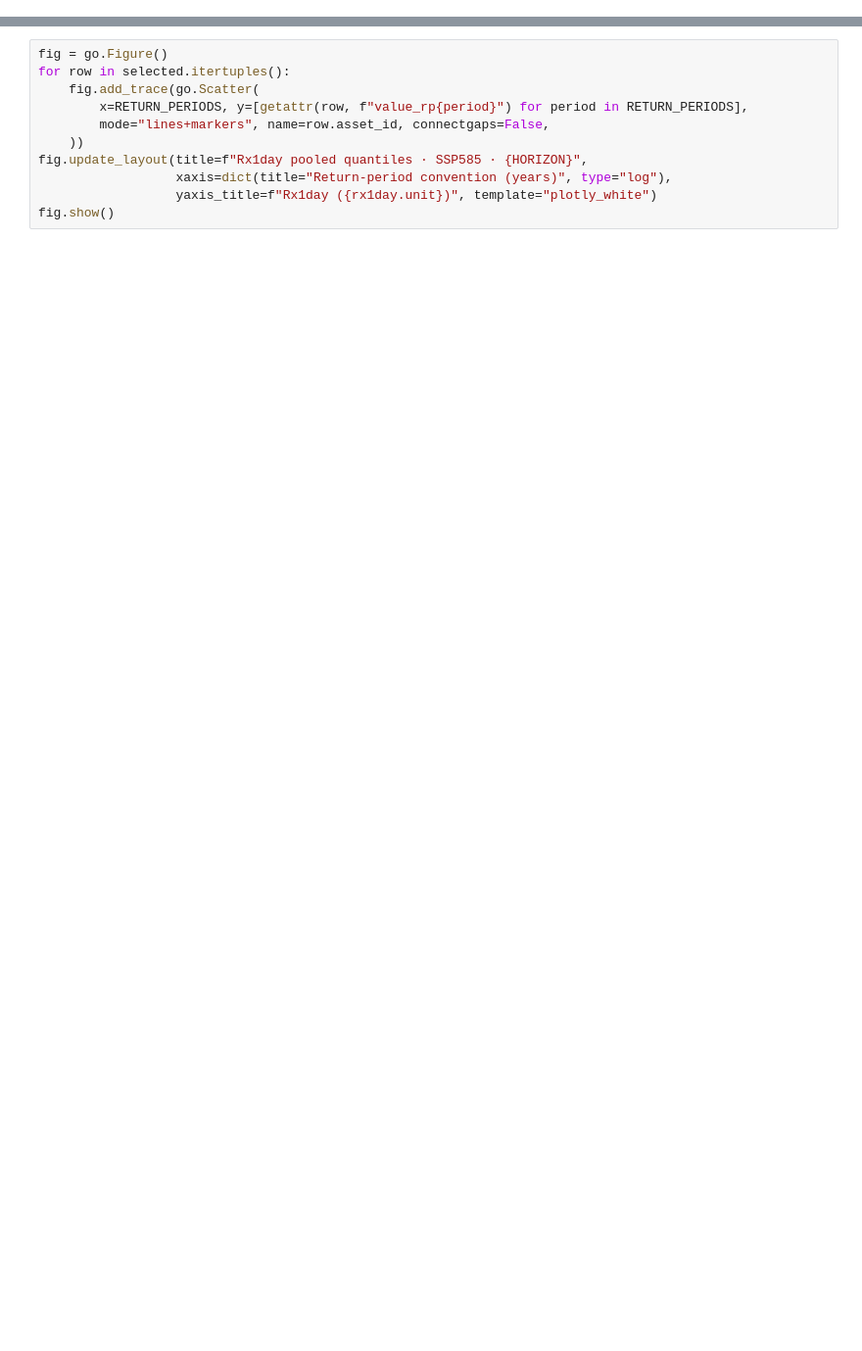
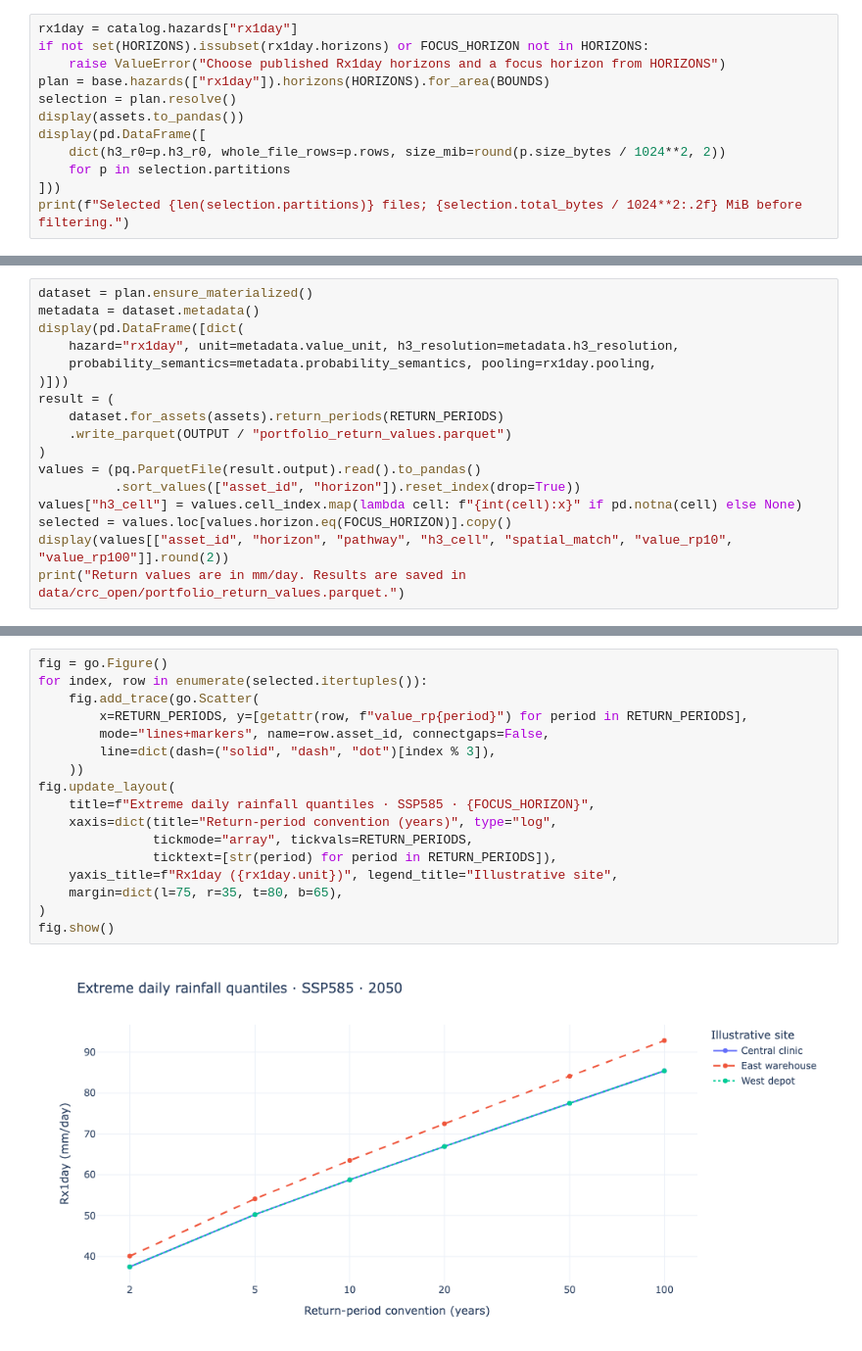
Before and after one commit to RiskThinking/crc-docs, a Jupyter notebook: notebooks/crc_open_hazards.ipynb, the cells around one changed output, grey strips where cells are left out. Shown at 98% size. Cells and saved outputs as stored; diff of their text form; blank space fills up the shorter version.

```diff
--- a/notebooks/crc_open_hazards.ipynb
+++ b/notebooks/crc_open_hazards.ipynb
@@ -142,0 +164,12 @@ rflood: Scenario-compatible SSP585-labelled curves; not independently fitted SSP
+# %%
+rx1day = catalog.hazards["rx1day"]
+if not set(HORIZONS).issubset(rx1day.horizons) or FOCUS_HORIZON not in HORIZONS:
+    raise ValueError("Choose published Rx1day horizons and a focus horizon from HORIZONS")
+plan = base.hazards(["rx1day"]).horizons(HORIZONS).for_area(BOUNDS)
+selection = plan.resolve()
+display(assets.to_pandas())
+display(pd.DataFrame([
+    dict(h3_r0=p.h3_r0, whole_file_rows=p.rows, size_mib=round(p.size_bytes / 1024**2, 2))
+    for p in selection.partitions
+]))
+print(f"Selected {len(selection.partitions)} files; {selection.total_bytes / 1024**2:.2f} MiB before filtering.")
@@ -204,0 +192,17 @@ The curve joins evaluated quantiles at the chosen return periods; it is not a ne
+# %%
+dataset = plan.ensure_materialized()
+metadata = dataset.metadata()
+display(pd.DataFrame([dict(
+    hazard="rx1day", unit=metadata.value_unit, h3_resolution=metadata.h3_resolution,
+    probability_semantics=metadata.probability_semantics, pooling=rx1day.pooling,
+)]))
+result = (
+    dataset.for_assets(assets).return_periods(RETURN_PERIODS)
+    .write_parquet(OUTPUT / "portfolio_return_values.parquet")
+)
+values = (pq.ParquetFile(result.output).read().to_pandas()
+          .sort_values(["asset_id", "horizon"]).reset_index(drop=True))
+values["h3_cell"] = values.cell_index.map(lambda cell: f"{int(cell):x}" if pd.notna(cell) else None)
+selected = values.loc[values.horizon.eq(FOCUS_HORIZON)].copy()
+display(values[["asset_id", "horizon", "pathway", "h3_cell", "spatial_match", "value_rp10", "value_rp100"]].round(2))
+print("Return values are in mm/day. Results are saved in data/crc_open/portfolio_return_values.parquet.")
@@ -205,11 +227,19 @@ The curve joins evaluated quantiles at the chosen return periods; it is not a ne
 # %%
 fig = go.Figure()
-for row in selected.itertuples():
+for index, row in enumerate(selected.itertuples()):
     fig.add_trace(go.Scatter(
         x=RETURN_PERIODS, y=[getattr(row, f"value_rp{period}") for period in RETURN_PERIODS],
         mode="lines+markers", name=row.asset_id, connectgaps=False,
+        line=dict(dash=("solid", "dash", "dot")[index % 3]),
     ))
-fig.update_layout(title=f"Rx1day pooled quantiles · SSP585 · {HORIZON}",
-                  xaxis=dict(title="Return-period convention (years)", type="log"),
-                  yaxis_title=f"Rx1day ({rx1day.unit})", template="plotly_white")
+fig.update_layout(
+    title=f"Extreme daily rainfall quantiles · SSP585 · {FOCUS_HORIZON}",
+    xaxis=dict(title="Return-period convention (years)", type="log",
+               tickmode="array", tickvals=RETURN_PERIODS,
+               ticktext=[str(period) for period in RETURN_PERIODS]),
+    yaxis_title=f"Rx1day ({rx1day.unit})", legend_title="Illustrative site",
+    margin=dict(l=75, r=35, t=80, b=65),
+)
 fig.show()
+# %% [output]
+[figure, added]
```
Also changed, not shown: parts of 28 cells of this notebook, 7 other files.
